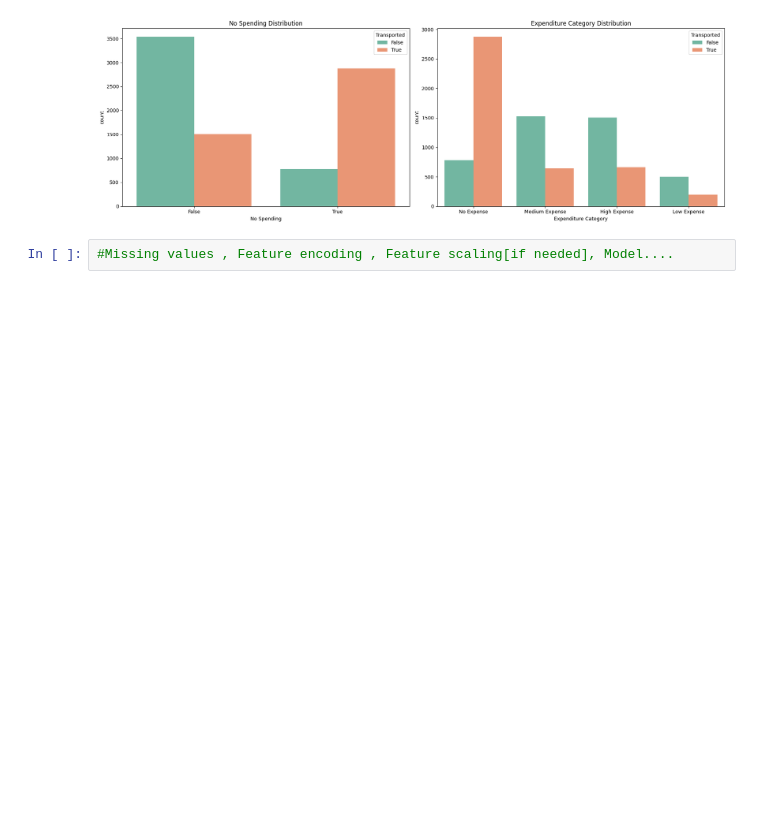
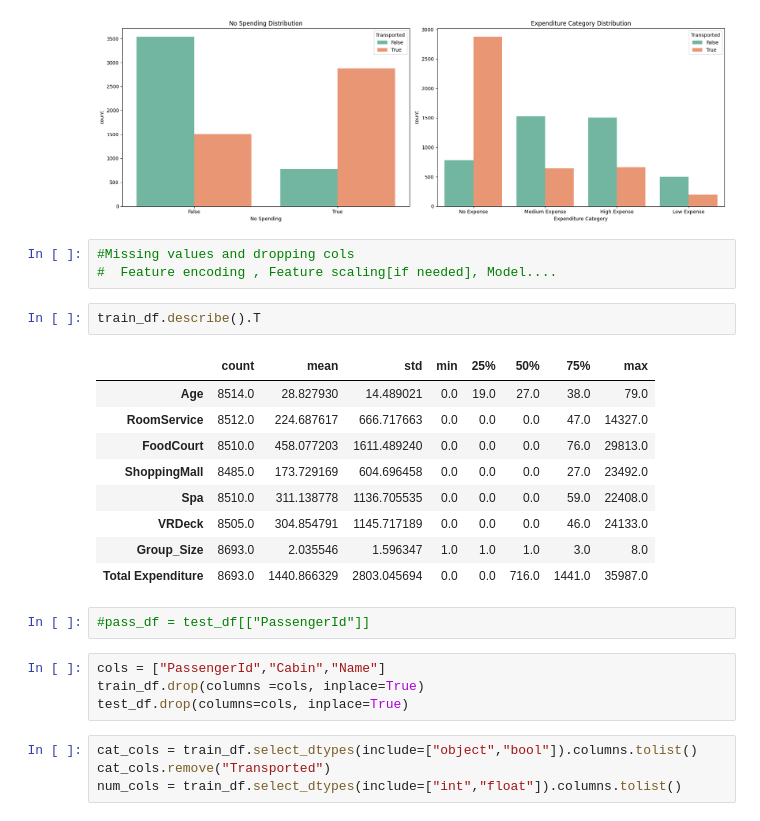
Before and after one commit to Sedenfury/Spaceship-Titanic, a Jupyter notebook: main.ipynb, the cells around one changed output. Saved outputs shown, nothing was run; the diff lists cells and outputs as text; blank space fills up the shorter version.

```diff
--- a/main.ipynb
+++ b/main.ipynb
@@ -357,4 +359,27 @@ for idx,column in enumerate(cols):
 # %% [output]
 [figure]
 # %%
-#Missing values , Feature encoding , Feature scaling[if needed], Model....
+#Missing values and dropping cols
+#  Feature encoding , Feature scaling[if needed], Model....
+# %%
+train_df.describe().T
+# %% [output]
+|  | count | mean | std | min | 25% | 50% | 75% | max |
+| Age | 8514.0 | 28.827930 | 14.489021 | 0.0 | 19.0 | 27.0 | 38.0 | 79.0 |
+| RoomService | 8512.0 | 224.687617 | 666.717663 | 0.0 | 0.0 | 0.0 | 47.0 | 14327.0 |
+| FoodCourt | 8510.0 | 458.077203 | 1611.489240 | 0.0 | 0.0 | 0.0 | 76.0 | 29813.0 |
+| ShoppingMall | 8485.0 | 173.729169 | 604.696458 | 0.0 | 0.0 | 0.0 | 27.0 | 23492.0 |
+| Spa | 8510.0 | 311.138778 | 1136.705535 | 0.0 | 0.0 | 0.0 | 59.0 | 22408.0 |
+| VRDeck | 8505.0 | 304.854791 | 1145.717189 | 0.0 | 0.0 | 0.0 | 46.0 | 24133.0 |
+| Group_Size | 8693.0 | 2.035546 | 1.596347 | 1.0 | 1.0 | 1.0 | 3.0 | 8.0 |
+| Total Expenditure | 8693.0 | 1440.866329 | 2803.045694 | 0.0 | 0.0 | 716.0 | 1441.0 | 35987.0 |
+# %%
+#pass_df = test_df[["PassengerId"]]
+# %%
+cols = ["PassengerId","Cabin","Name"]
+train_df.drop(columns =cols, inplace=True)
+test_df.drop(columns=cols, inplace=True)
+# %%
+cat_cols = train_df.select_dtypes(include=["object","bool"]).columns.tolist()
+cat_cols.remove("Transported")
+num_cols = train_df.select_dtypes(include=["int","float"]).columns.tolist()
```
Also changed, not shown: parts of 16 cells of this notebook.
